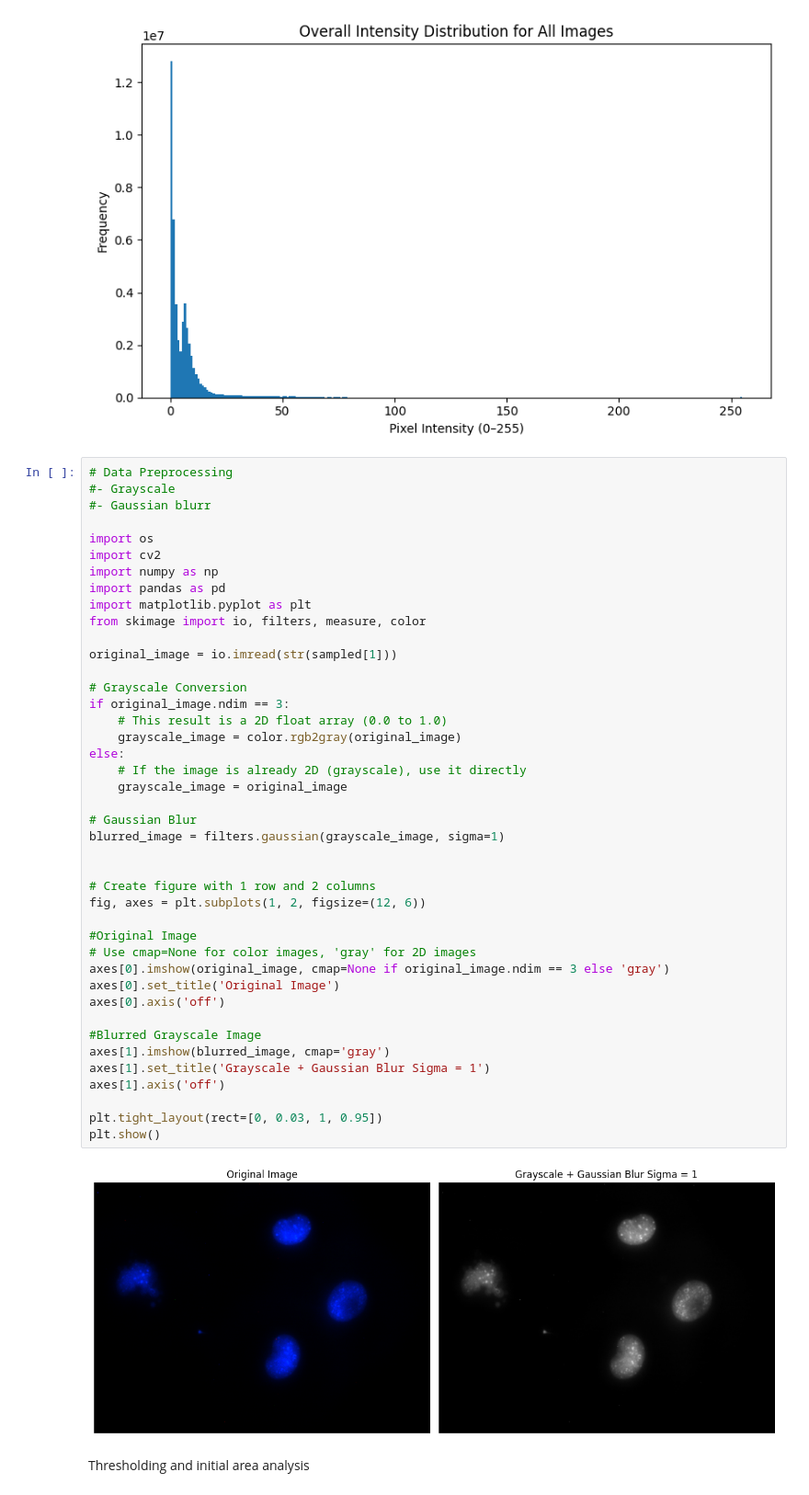
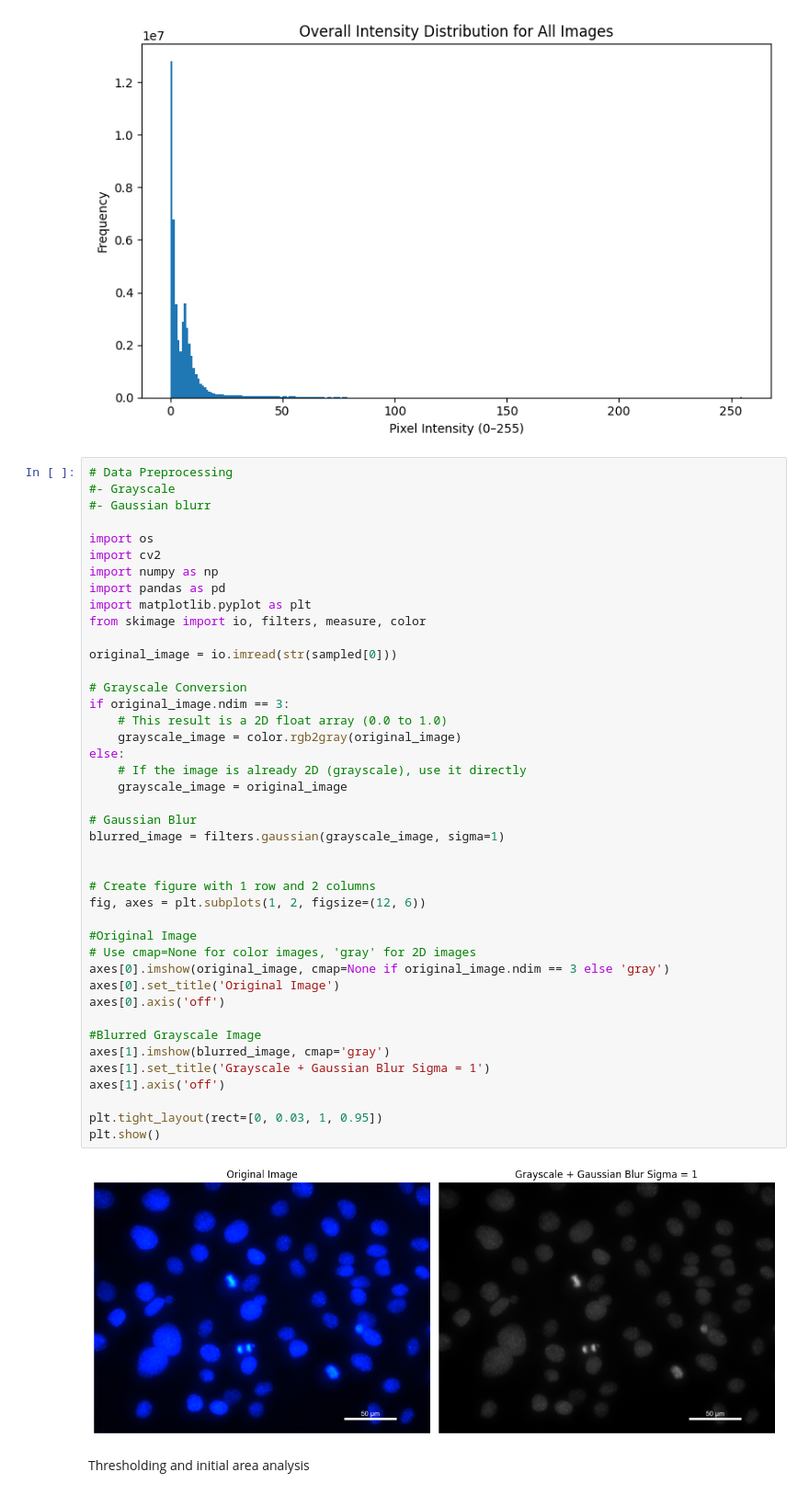
Before and after one commit to SilverPheonix/ML_Zellkern, a Jupyter notebook: cell_detection.ipynb, the cells around one changed output. Shown at 92% size. Cells and saved outputs as stored; diff of their text form.

```diff
--- a/cell_detection.ipynb
+++ b/cell_detection.ipynb
@@ -94,38 +94,38 @@ import pandas as pd
 import matplotlib.pyplot as plt
 from skimage import io, filters, measure, color
 
-original_image = io.imread(str(sampled[1]))
+original_image = io.imread(str(sampled[0]))
 
 # Grayscale Conversion
 if original_image.ndim == 3:
     # This result is a 2D float array (0.0 to 1.0)
     grayscale_image = color.rgb2gray(original_image)
 else:
     # If the image is already 2D (grayscale), use it directly
     grayscale_image = original_image
 
 # Gaussian Blur
 blurred_image = filters.gaussian(grayscale_image, sigma=1)
 
 
 # Create figure with 1 row and 2 columns
 fig, axes = plt.subplots(1, 2, figsize=(12, 6))
 
 #Original Image
 # Use cmap=None for color images, 'gray' for 2D images
 axes[0].imshow(original_image, cmap=None if original_image.ndim == 3 else 'gray')
 axes[0].set_title('Original Image')
 axes[0].axis('off')
 
 #Blurred Grayscale Image
 axes[1].imshow(blurred_image, cmap='gray')
 axes[1].set_title('Grayscale + Gaussian Blur Sigma = 1')
 axes[1].axis('off')
 
 plt.tight_layout(rect=[0, 0.03, 1, 0.95])
 plt.show()
 # %% [output]
-[figure, old version]
+[figure, new version]
 # %% [markdown]
 Thresholding and initial area analysis
 # %%
```
Also changed, not shown: parts of 7 cells of this notebook, 1 other file.
